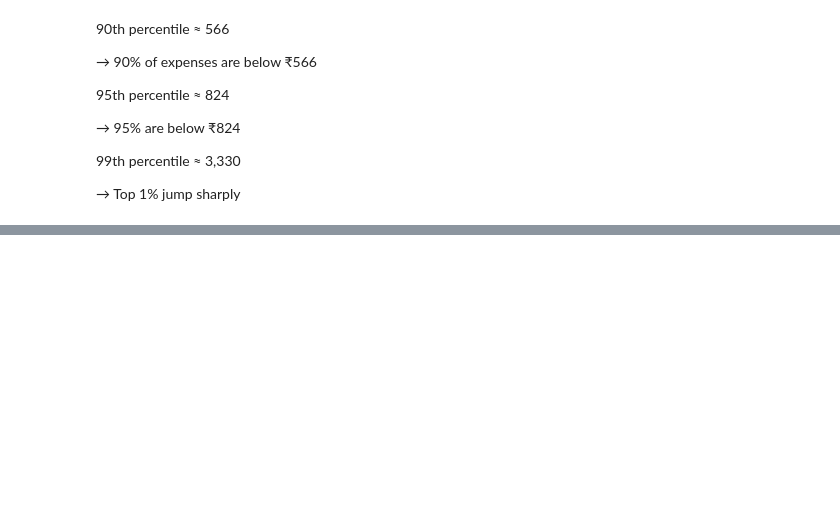
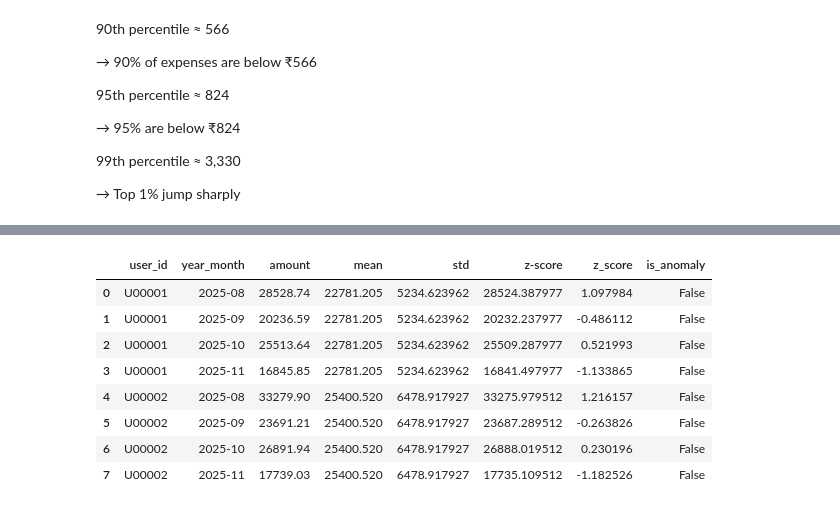
Before and after one commit to Vivek-afk81/Student_spending_analyzer, a Jupyter notebook: notebooks/EDA.ipynb, the cells around one changed output, grey strips where cells are left out. Saved outputs shown, nothing was run; the diff lists cells and outputs as text; code cells hidden in the pictures; blank space fills up the shorter version.

```diff
--- a/notebooks/EDA.ipynb
+++ b/notebooks/EDA.ipynb
@@ -297,0 +457,13 @@ Name: amount, dtype: float64
+# %%
+#Compute User Mean & Std
+#Personal mean monthly spend
+#Personal variability
+
+user_stats = (
+    monthly_spend
+    .groupby("user_id")["amount"]
+    .agg(["mean", "std"])
+    .reset_index()
+)
+
+user_stats.head()
@@ -297,0 +509,5 @@ Name: amount, dtype: float64
+# %%
+#Merge Stats Back Into Monthly Data
+
+monthly_with_stats = monthly_spend.merge(user_stats, on="user_id")
+monthly_with_stats.head()
@@ -297,0 +521,9 @@ Name: amount, dtype: float64
+# %%
+## Lets now compute Z-score (monthly deviation)
+
+monthly_with_stats["z_score"] = (
+    (monthly_with_stats["amount"] - monthly_with_stats["mean"])
+    / monthly_with_stats["std"]
+)
+
+monthly_with_stats.head()
@@ -297,0 +546,3 @@ Name: amount, dtype: float64
+# %%
+monthly_with_stats["is_anomaly"] = monthly_with_stats["z_score"].abs() > 2
+monthly_with_stats["is_anomaly"].value_counts()
@@ -297,0 +588,16 @@ Name: amount, dtype: float64
+# %%
+monthly_with_stats = monthly_with_stats.sort_values(
+    ["user_id", "year_month"]
+)
+
+monthly_with_stats.head(8)
+# %% [output]
+|  | user_id | year_month | amount | mean | std | z-score | z_score | is_anomaly |
+| 0 | U00001 | 2025-08 | 28528.74 | 22781.205 | 5234.623962 | 28524.387977 | 1.097984 | False |
+| 1 | U00001 | 2025-09 | 20236.59 | 22781.205 | 5234.623962 | 20232.237977 | -0.486112 | False |
+| 2 | U00001 | 2025-10 | 25513.64 | 22781.205 | 5234.623962 | 25509.287977 | 0.521993 | False |
+| 3 | U00001 | 2025-11 | 16845.85 | 22781.205 | 5234.623962 | 16841.497977 | -1.133865 | False |
+| 4 | U00002 | 2025-08 | 33279.90 | 25400.520 | 6478.917927 | 33275.979512 | 1.216157 | False |
+| 5 | U00002 | 2025-09 | 23691.21 | 25400.520 | 6478.917927 | 23687.289512 | -0.263826 | False |
+| 6 | U00002 | 2025-10 | 26891.94 | 25400.520 | 6478.917927 | 26888.019512 | 0.230196 | False |
+| 7 | U00002 | 2025-11 | 17739.03 | 25400.520 | 6478.917927 | 17735.109512 | -1.182526 | False |
```
Also changed, not shown: parts of 35 cells of this notebook.
